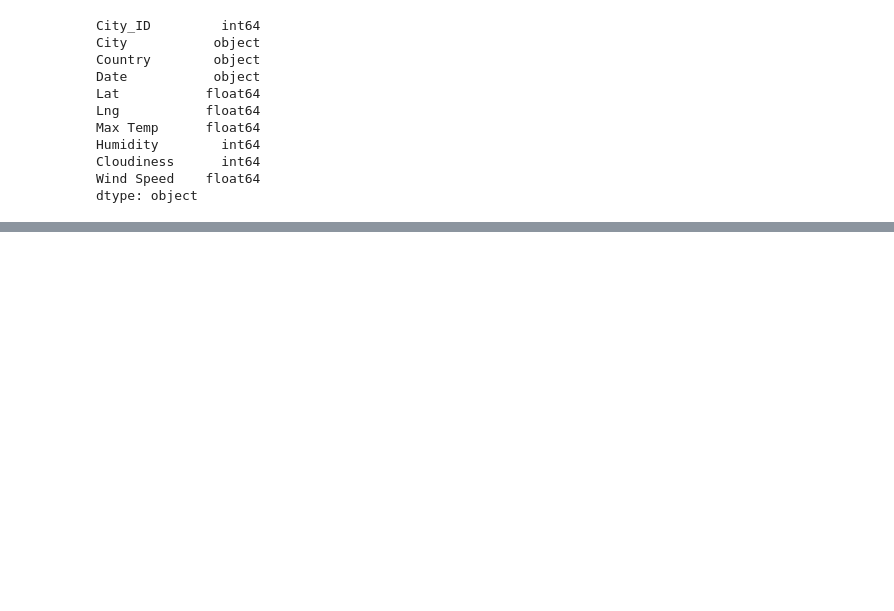
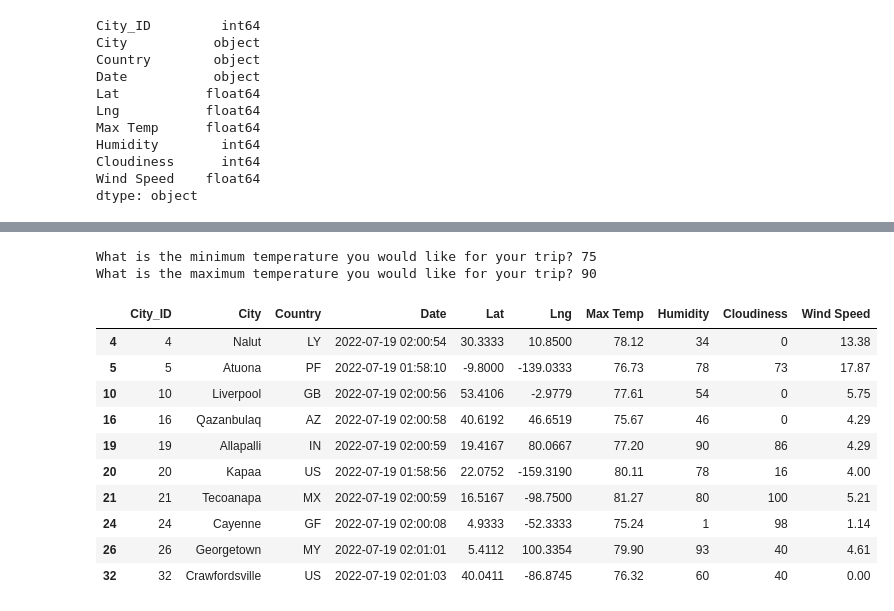
Before and after one commit to Atomic45/World_Weather_Analysis, a Jupyter notebook: VacationPy.ipynb, the cells around one changed output, grey strips where cells are left out. Saved outputs shown, nothing was run; the diff lists cells and outputs as text; code cells hidden in the pictures; blank space fills up the shorter version.

```diff
--- a/VacationPy.ipynb
+++ b/VacationPy.ipynb
@@ -99,0 +141,24 @@ fig
+# %%
+# Ask the customer to add a minimum and maximum temperature value.
+min_temp = float(input("What is the minimum temperature you would like for your trip? "))
+max_temp = float(input("What is the maximum temperature you would like for your trip? "))
+# %% [output]
+What is the minimum temperature you would like for your trip? 75
+What is the maximum temperature you would like for your trip? 90
+# %%
+# Filter the dataset to find the cities that fit the criteria.
+preferred_cities_df = city_data_df.loc[(city_data_df["Max Temp"] <= max_temp) & \
+                                       (city_data_df["Max Temp"] >= min_temp)]
+preferred_cities_df.head(10)
+# %% [output]
+|  | City_ID | City | Country | Date | Lat | Lng | Max Temp | Humidity | Cloudiness | Wind Speed |
+| 4 | 4 | Nalut | LY | 2022-07-19 02:00:54 | 30.3333 | 10.8500 | 78.12 | 34 | 0 | 13.38 |
+| 5 | 5 | Atuona | PF | 2022-07-19 01:58:10 | -9.8000 | -139.0333 | 76.73 | 78 | 73 | 17.87 |
+| 10 | 10 | Liverpool | GB | 2022-07-19 02:00:56 | 53.4106 | -2.9779 | 77.61 | 54 | 0 | 5.75 |
+| 16 | 16 | Qazanbulaq | AZ | 2022-07-19 02:00:58 | 40.6192 | 46.6519 | 75.67 | 46 | 0 | 4.29 |
+| 19 | 19 | Allapalli | IN | 2022-07-19 02:00:59 | 19.4167 | 80.0667 | 77.20 | 90 | 86 | 4.29 |
+| 20 | 20 | Kapaa | US | 2022-07-19 01:58:56 | 22.0752 | -159.3190 | 80.11 | 78 | 16 | 4.00 |
+| 21 | 21 | Tecoanapa | MX | 2022-07-19 02:00:59 | 16.5167 | -98.7500 | 81.27 | 80 | 100 | 5.21 |
+| 24 | 24 | Cayenne | GF | 2022-07-19 02:00:08 | 4.9333 | -52.3333 | 75.24 | 1 | 98 | 1.14 |
+| 26 | 26 | Georgetown | MY | 2022-07-19 02:01:01 | 5.4112 | 100.3354 | 79.90 | 93 | 40 | 4.61 |
+| 32 | 32 | Crawfordsville | US | 2022-07-19 02:01:03 | 40.0411 | -86.8745 | 76.32 | 60 | 40 | 0.00 |
```
Also changed, not shown: parts of 18 cells of this notebook.
